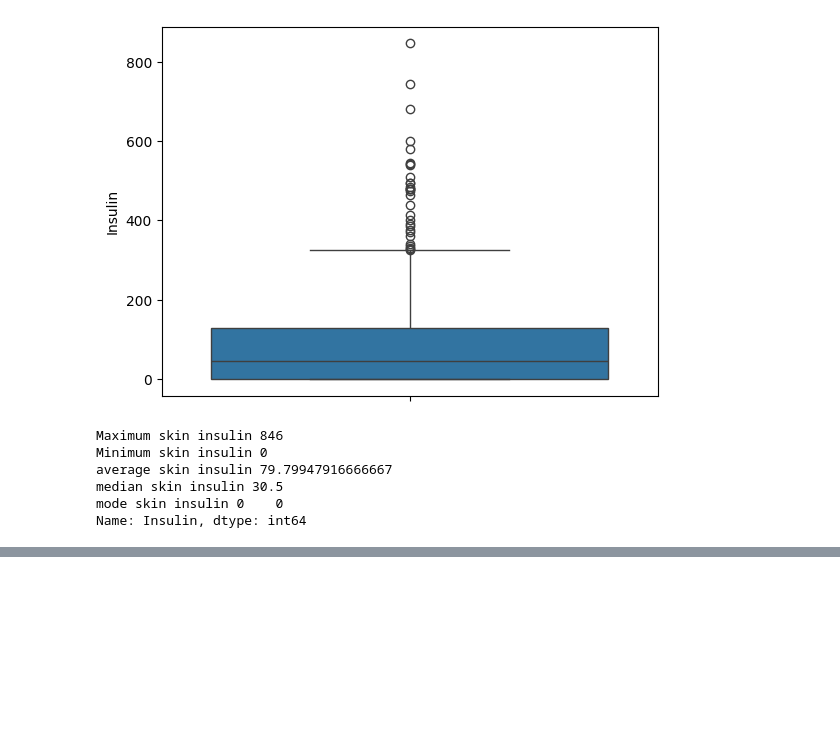
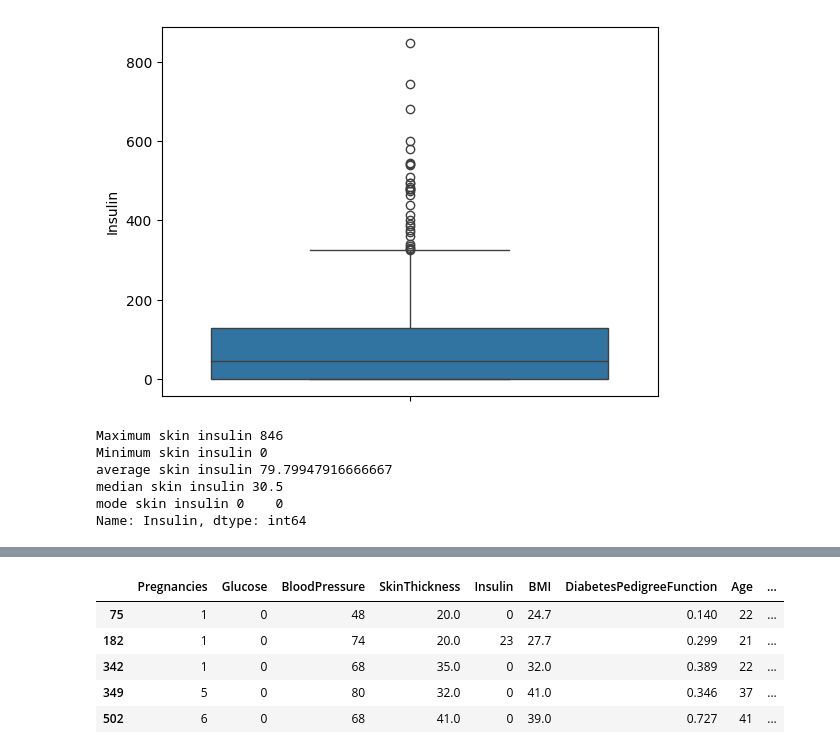
Before and after one commit to withabubaker/Diabetes-SupervisedLearning, a Jupyter notebook: Diabetes.ipynb, the cells around one changed output, grey strips where cells are left out. Drawn from its saved outputs; the diff is of its cells as text; code cells hidden in the pictures; blank space fills up the shorter version.

```diff
--- a/Diabetes.ipynb
+++ b/Diabetes.ipynb
@@ -441,0 +460,9 @@ Name: Insulin, dtype: int64
+# %%
+df_update3[df_update3['Glucose'] == 0]
+# %% [output]
+|  | Pregnancies | Glucose | BloodPressure | SkinThickness | Insulin | BMI | DiabetesPedigreeFunction | Age | ... |
+| 75 | 1 | 0 | 48 | 20.0 | 0 | 24.7 | 0.140 | 22 | ... |
+| 182 | 1 | 0 | 74 | 20.0 | 23 | 27.7 | 0.299 | 21 | ... |
+| 342 | 1 | 0 | 68 | 35.0 | 0 | 32.0 | 0.389 | 22 | ... |
+| 349 | 5 | 0 | 80 | 32.0 | 0 | 41.0 | 0.346 | 37 | ... |
+| 502 | 6 | 0 | 68 | 41.0 | 0 | 39.0 | 0.727 | 41 | ... |
```
Also changed, not shown: parts of 5 cells of this notebook.
